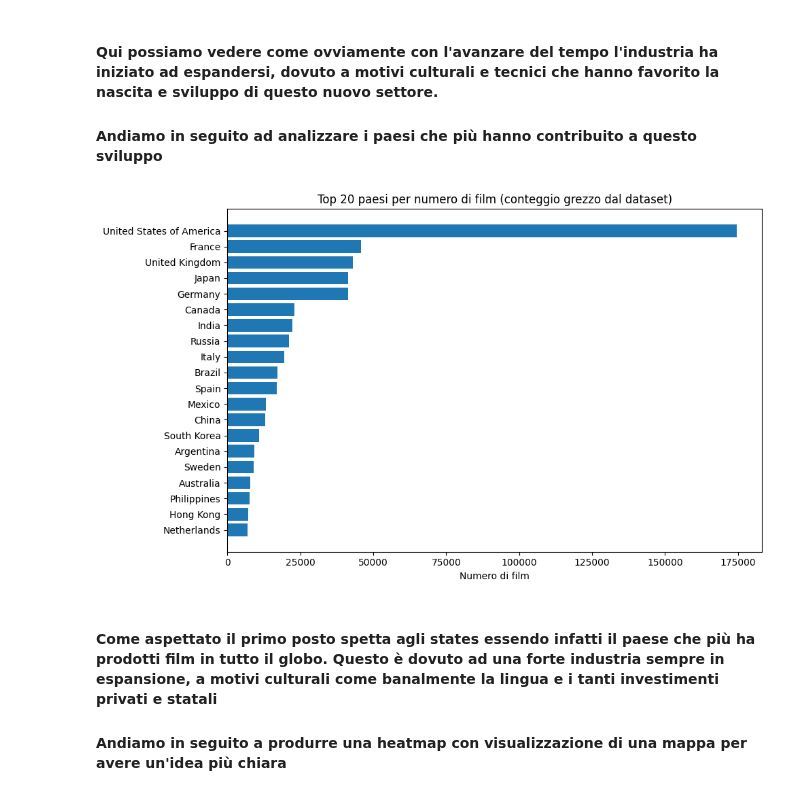
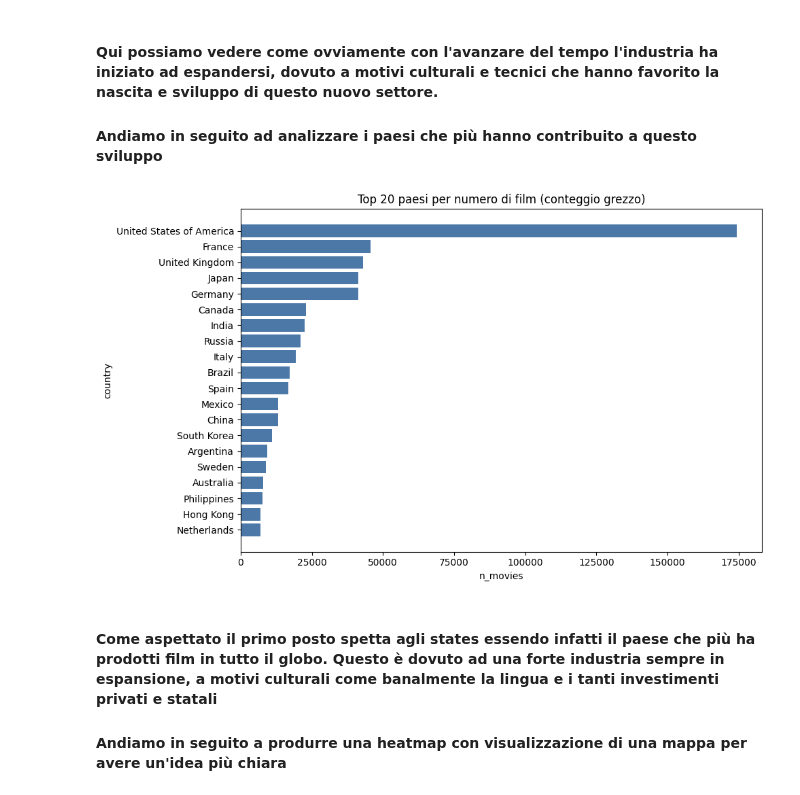
Before and after one commit to cuesmen/Tweb-Progetto-Unito, a Jupyter notebook: notebooks/analisi.ipynb, the cells around one changed output. Saved outputs shown, nothing was run; the diff lists cells and outputs as text; code cells hidden in the pictures.

```diff
--- a/notebooks/analisi.ipynb
+++ b/notebooks/analisi.ipynb
@@ -363,47 +372,48 @@ plt.show()
 # %%
 ## Merging fra countries e movies per avere il conteggio dei film per paese
 
-# servirà dopo
 COUNTRY_REPLACE = {
     "USA": "United States of America",
     "UK": "United Kingdom",
     "UAE": "United Arab Emirates",
     "USSR": "Russia",
     "Russian Federation": "Russia",
     "Soviet Union": "Russia",
     "Czechoslovakia": "Czech Republic",
     "Yugoslavia": "Serbia",
     "Bolivarian Republic of Venezuela": "Venezuela",
     "Democratic Republic of Congo": "Dem. Rep. Congo",
     "Central African Republic": "Central African Rep.",
     "South Sudan": "S. Sudan",
     "United Republic of Tanzania": "Tanzania",
     "Dominican Republic": "Dominican Rep.",
     "Ivory Coast" : "Côte d'Ivoire",
     "Lao People's Democratic Republic" : "Laos"
 }
 
-# Sostituiamo qui
-countriesToReplace = countries.replace(COUNTRY_REPLACE)
-
+# Normalizziamo i paesi e aggreghiamo con la utility aggregate
+countries_norm = normalize_countries(countries, column="country", mapping=COUNTRY_REPLACE, to_upper=False)
 movies_by_country = (
-    countriesToReplace.groupby("country")
-                   .size()
-                   .reset_index(name="n_movies")
-                   .sort_values("n_movies", ascending=False)
+    aggregate(
+        countries_norm.rename(columns={"id": "movie_id"}),
+        by=["country"],
+        agg={"movie_id": "count"},
+        sort_by="movie_id",
+        ascending=False,
+    )
+    .rename(columns={"movie_id": "n_movies"})
 )
 
-topN = 20
-top_c = movies_by_country.head(topN).sort_values("n_movies", ascending=True)
+# Top N paesi per barra orizzontale
+TOP_N = 20
+top_c = top_n(movies_by_country, value_col="n_movies", label_col="country", n=TOP_N)
 
 plt.figure(figsize=(10, 6))
-plt.barh(top_c["country"], top_c["n_movies"])
-plt.title(f"Top {topN} paesi per numero di film (conteggio grezzo dal dataset)")
-plt.xlabel("Numero di film")
+plot_bar_top(top_c, label_col="country", value_col="n_movies", n=TOP_N, title=f"Top {TOP_N} paesi per numero di film (conteggio grezzo)")
 plt.tight_layout()
 plt.show()
 # %% [output]
-[figure, old version]
+[figure, new version]
 # %% [markdown]
 #### Come aspettato il primo posto spetta agli states essendo infatti il paese che più ha prodotti film in tutto il globo. Questo è dovuto ad una forte industria sempre in espansione, a motivi culturali come banalmente la lingua e i tanti investimenti privati e statali
 #### Andiamo in seguito a produrre una heatmap con visualizzazione di una mappa per avere un'idea più chiara
```
Also changed, not shown: parts of 13 cells of this notebook, 5 other files.
